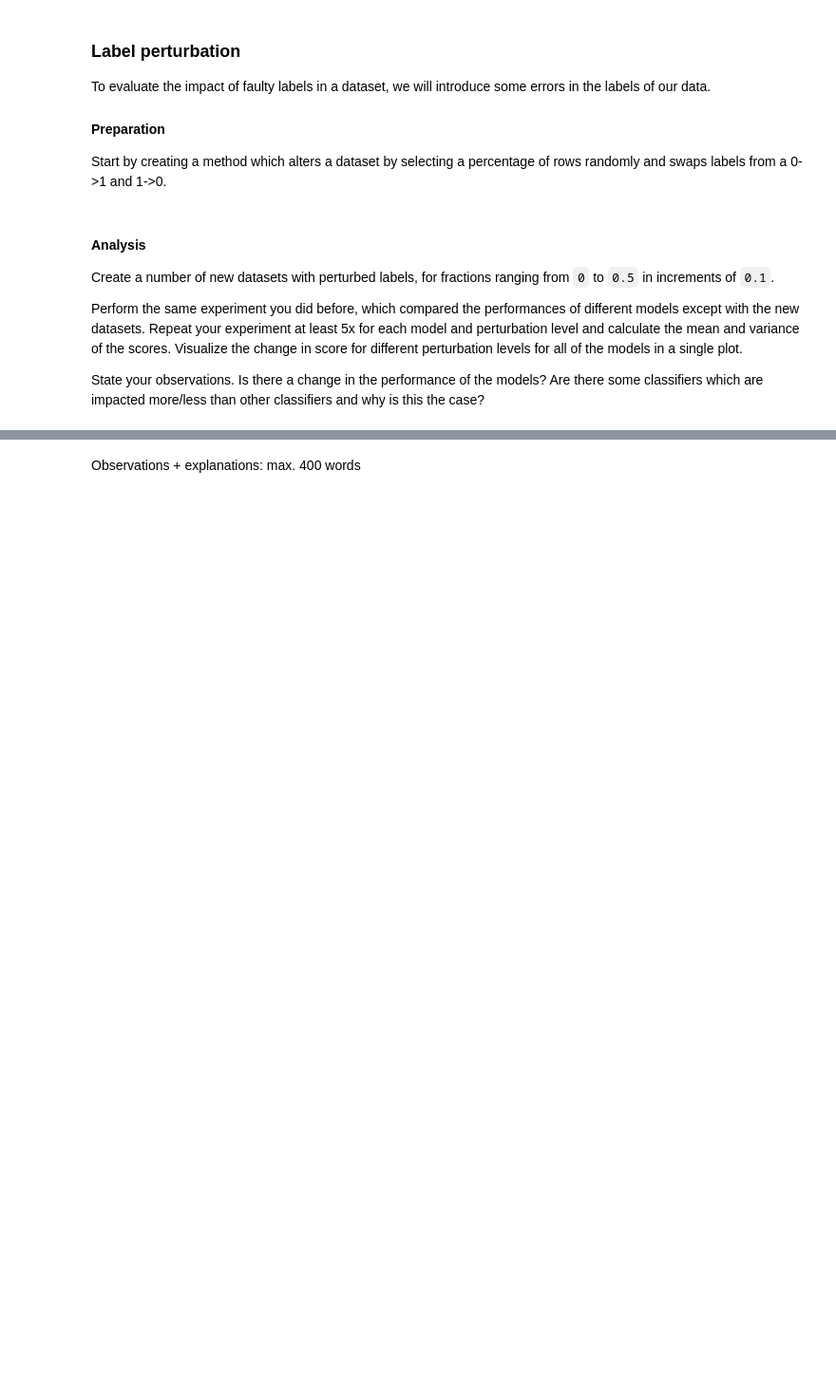
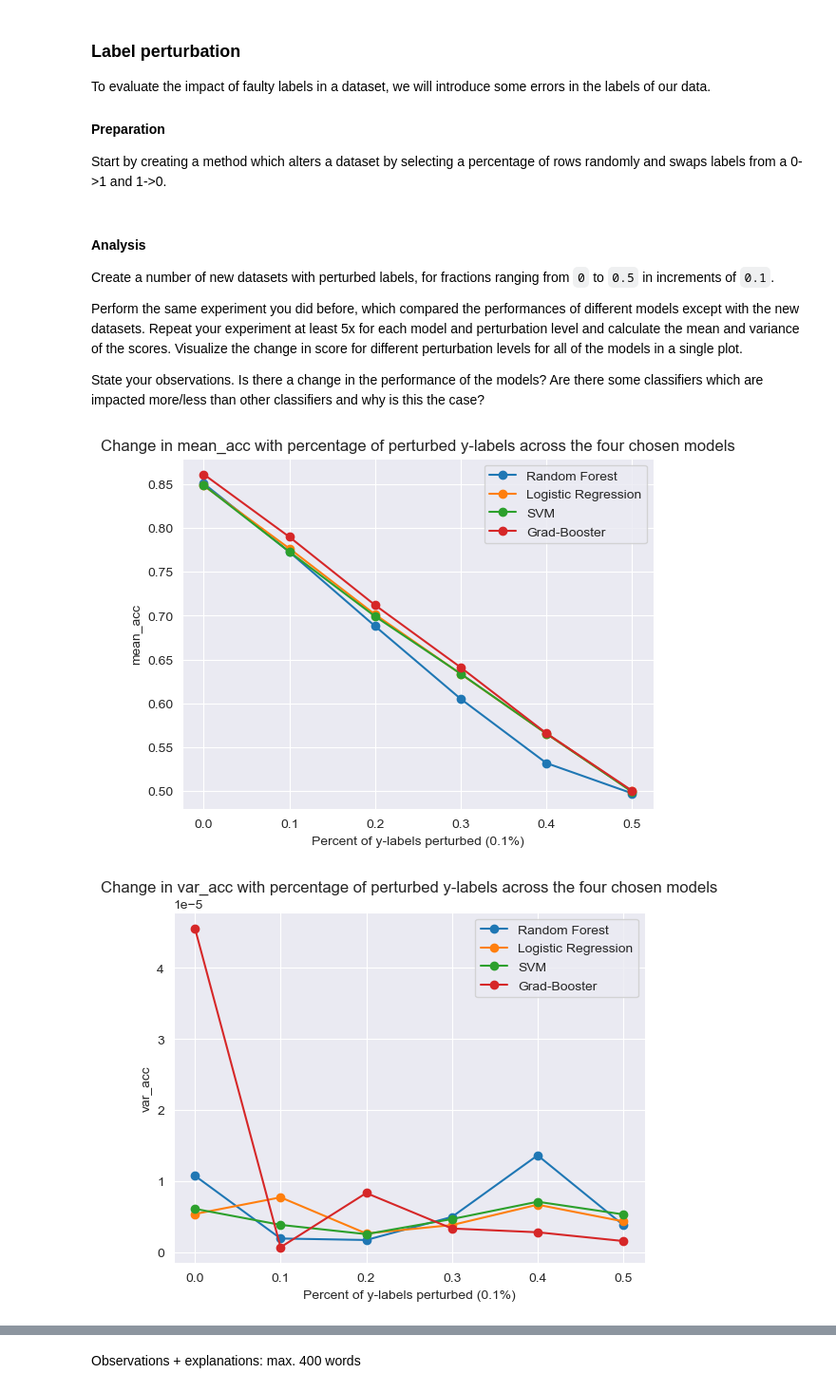
Before and after one commit to dylanrd/Data_engineering, a Jupyter notebook: Assignment_part1 V2 (1).ipynb, the cells around one changed output, grey strips where cells are left out. Shown at 95% size. Saved outputs shown, nothing was run; the diff lists cells and outputs as text; code cells hidden in the pictures; blank space fills up the shorter version.

```diff
--- a/Assignment_part1 V2 (1).ipynb
+++ b/Assignment_part1 V2 (1).ipynb
@@ -211,6 +211,6 @@ grad_boost = GradientBoostingClassifier(n_estimators=100, learning_rate=1.0, max
 # Call method to train and evaluate
 models = [random_forest, log_regr, svm, grad_boost]
 model_names = ["random_forest", "logistic_regression", "SVM", "Gradient Booster"]
-# results = apply_models(X, y, [random_forest], ["r"], ct)
-# print(results)
+results = apply_models(X, y, models, model_names, ct)
+print(results)
 # %% [output]
@@ -301,3 +301,75 @@ for name_idx, current_perturbation in enumerate(experiment_results):
         dict[model_name][current_perturbation_name]["var_f1"] = var_f1
 # %%
 print(dict)
+# %%
+import matplotlib.pyplot as plt
+
+# use the above dict or just copy it from the cell output
+data = {
+    'random_forest': {
+        '0.0': {'mean_acc': 0.850663364585176, 'var_acc': 1.0779058435508168e-05, 'mean_f1': 0.6745150622371725, 'var_f1': 4.2786319678102166e-05},
+        '0.1': {'mean_acc': 0.7726339996462055, 'var_acc': 1.9607960331212577e-06, 'mean_f1': 0.5600180987145531, 'var_f1': 1.2116287255154797e-05},
+        '0.2': {'mean_acc': 0.6880771271891032, 'var_acc': 1.7511354295158144e-06, 'mean_f1': 0.4725795833009965, 'var_f1': 3.0515977652873996e-05},
+        '0.3': {'mean_acc': 0.6051477091809658, 'var_acc': 4.9924257760000484e-06, 'mean_f1': 0.42028628830287856, 'var_f1': 2.9855172016711396e-05},
+        '0.4': {'mean_acc': 0.5319830178666195, 'var_acc': 1.3648592368435312e-05, 'mean_f1': 0.42783124334751416, 'var_f1': 2.4096517115953002e-05},
+        '0.5': {'mean_acc': 0.49752343888200956, 'var_acc': 3.8552516961464565e-06, 'mean_f1': 0.49609973433320376, 'var_f1': 9.045271080261405e-06}
+    },
+    'logistic_regression': {
+        '0.0': {'mean_acc': 0.8482221829117282, 'var_acc': 5.404236752633861e-06, 'mean_f1': 0.6642259399929304, 'var_f1': 1.5376774131171858e-05},
+        '0.1': {'mean_acc': 0.7765257385459048, 'var_acc': 7.743673577340858e-06, 'mean_f1': 0.5420379855865222, 'var_f1': 5.07118701356174e-05},
+        '0.2': {'mean_acc': 0.7013797983371661, 'var_acc': 2.6642542971583513e-06, 'mean_f1': 0.44570892787965677, 'var_f1': 3.397682390563077e-05},
+        '0.3': {'mean_acc': 0.6336104723155846, 'var_acc': 3.850870728309899e-06, 'mean_f1': 0.3685328314735121, 'var_f1': 1.8926606908129507e-05},
+        '0.4': {'mean_acc': 0.5655934901822042, 'var_acc': 6.711016873015794e-06, 'mean_f1': 0.3262344101413093, 'var_f1': 2.768501451824968e-05},
+        '0.5': {'mean_acc': 0.49973465416592966, 'var_acc': 4.365321522828163e-06, 'mean_f1': 0.5336554420663222, 'var_f1': 4.86149606694237e-05}
+    },
+    'SVM': {
+        '0.0': {'mean_acc': 0.8486821156907837, 'var_acc': 6.12834815075749e-06, 'mean_f1': 0.6620178649921415, 'var_f1': 1.8178421463570093e-05},
+        '0.1': {'mean_acc': 0.7728285865911906, 'var_acc': 3.875904830233002e-06, 'mean_f1': 0.5239848918303407, 'var_f1': 3.77272335514664e-05},
+        '0.2': {'mean_acc': 0.6992393419423315, 'var_acc': 2.5741315302354462e-06, 'mean_f1': 0.4357394699165799, 'var_f1': 4.469562335208212e-05},
+        '0.3': {'mean_acc': 0.6338227489828409, 'var_acc': 4.69076484782767e-06, 'mean_f1': 0.3666255879971217, 'var_f1': 1.347869948978629e-05},
+        '0.4': {'mean_acc': 0.5655581107376614, 'var_acc': 7.126582964938144e-06, 'mean_f1': 0.32540177487387817, 'var_f1': 2.8725461519248183e-05},
+        '0.5': {'mean_acc': 0.4992570316646029, 'var_acc': 5.3497875809512335e-06, 'mean_f1': 0.5332402866887701, 'var_f1': 4.4589763741300735e-05}
+    },
+    'Gradient Booster': {
+        '0.0': {'mean_acc': 0.8611003007252787, 'var_acc': 4.556394305755691e-05, 'mean_f1': 0.6890940267095218, 'var_f1': 0.0002909976855566734},
+        '0.1': {'mean_acc': 0.789739961082611, 'var_acc': 7.366284490851819e-07, 'mean_f1': 0.5619686926545665, 'var_f1': 6.9353572229064775e-06},
+        '0.2': {'mean_acc': 0.7120467008667963, 'var_acc': 8.350750548974236e-06, 'mean_f1': 0.4543389784176517, 'var_f1': 6.589167080630133e-05},
+        '0.3': {'mean_acc': 0.6410047762250134, 'var_acc': 3.3652091510031067e-06, 'mean_f1': 0.3701109062280361, 'var_f1': 1.806822759149987e-05},
+        '0.4': {'mean_acc': 0.56592959490536, 'var_acc': 2.8369896004272935e-06, 'mean_f1': 0.32731054242641305, 'var_f1': 3.9509730686928536e-05},
+        '0.5': {'mean_acc': 0.5005306916681408, 'var_acc': 1.6053117858142055e-06, 'mean_f1': 0.5309233631348643, 'var_f1': 3.0664687867147875e-05}
+    }
+}
+
+# x-values
+x_values = [0.0, 0.1, 0.2, 0.3, 0.4, 0.5]
+
+# Metrics to plot
+metrics = ['mean_acc', 'var_acc', 'mean_f1', 'var_f1']
+
+# Extracting y-values for each model and each metric
+for metric in metrics:
+    y_random_forest = [data['random_forest'][str(i)][metric] for i in x_values]
+    y_logistic_regression = [data['logistic_regression'][str(i)][metric] for i in x_values]
+    y_svm = [data['SVM'][str(i)][metric] for i in x_values]
+    y_gradient_booster = [data['Gradient Booster'][str(i)][metric] for i in x_values]
+
+    # Plotting the data for each metric
+    plt.figure()
+    plt.plot(x_values, y_random_forest, label='Random Forest', marker='o')
+    plt.plot(x_values, y_logistic_regression, label='Logistic Regression', marker='o')
+    plt.plot(x_values, y_svm, label='SVM', marker='o')
+    plt.plot(x_values, y_gradient_booster, label="Grad-Booster", marker='o')
+
+    # Adding labels and title
+    plt.xlabel('Percent of y-labels perturbed (0.1%)')
+    plt.ylabel(metric)
+    plt.title(f'Change in {metric} with percentage of perturbed y-labels across the four chosen models')
+
+    # Adding a legend
+    plt.legend()
+
+    # Display the plot
+    plt.show()
+# %% [output]
+[figure, added]
+[figure, added]
```
Also changed, not shown: parts of 6 cells of this notebook.
